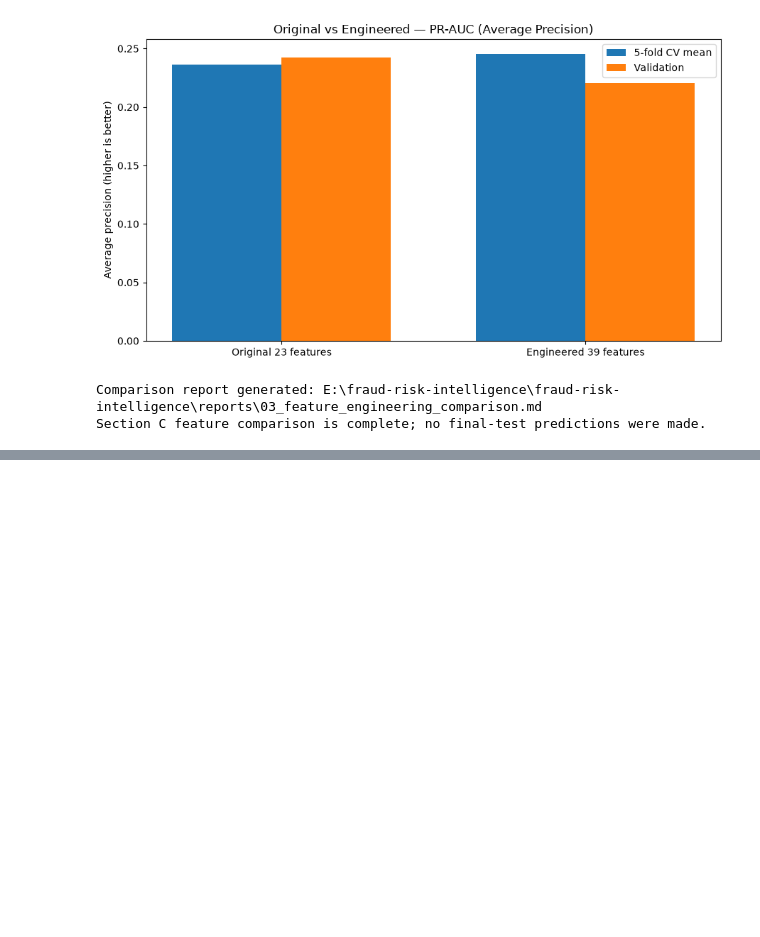
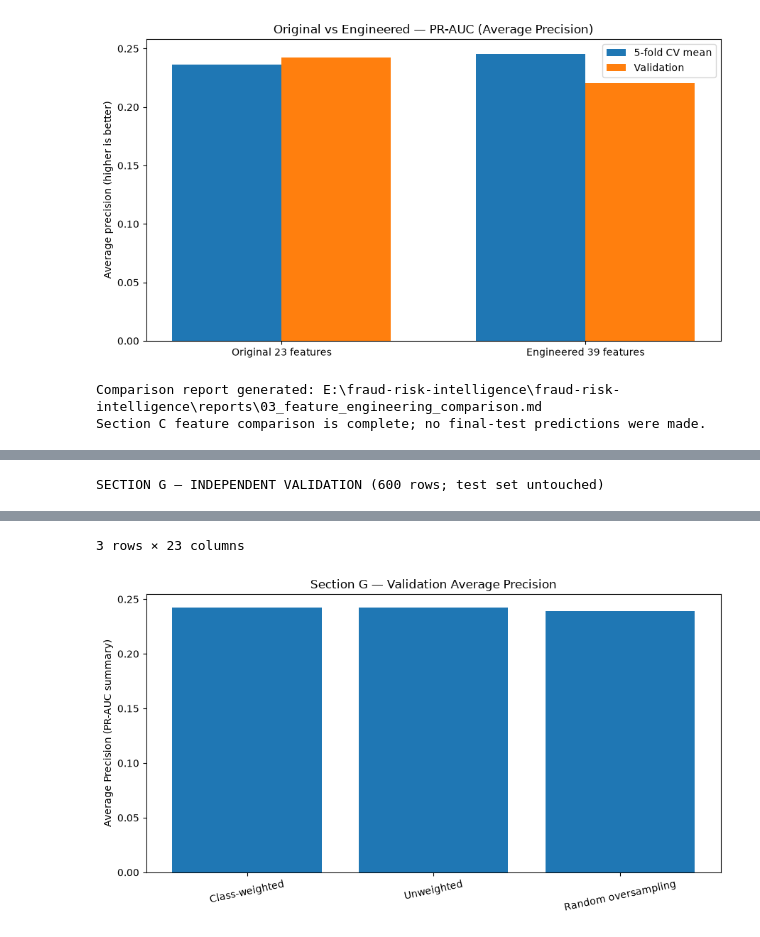
Before and after one commit to sasa312002/fraud-risk-intelligence, a Jupyter notebook: notebooks/01_fraud_risk_analysis.ipynb, the cells around one changed output, grey strips where cells are left out. Cells and saved outputs as stored; diff of their text form; code cells hidden in the pictures; blank space fills up the shorter version.

```diff
--- a/notebooks/01_fraud_risk_analysis.ipynb
+++ b/notebooks/01_fraud_risk_analysis.ipynb
@@ -3969,0 +4340,45 @@ Section C feature comparison is complete; no final-test predictions were made.
+# %%
+# ============================================================
+# Cell 43 — Validation diagnostics (NO final-test predictions)
+# ============================================================
+from sklearn.metrics import (average_precision_score, roc_auc_score,
+                             brier_score_loss, confusion_matrix)
+section_g_fitted = {}
+section_g_val_rows = []
+for name, pipeline in strategies_g.items():
+    fitted = clone(pipeline).fit(X_train_g, y_train_g)
+    section_g_fitted[name] = fitted
+    probability = fitted.predict_proba(X_val_g)[:, 1]
+    prediction = (probability >= 0.50).astype(int)
+    tn, fp, fn, tp = confusion_matrix(y_val_g, prediction, labels=[0, 1]).ravel()
+    section_g_val_rows.append({
+        "strategy": name,
+        "validation_ap": float(average_precision_score(y_val_g, probability)),
+        "validation_roc_auc": float(roc_auc_score(y_val_g, probability)),
+        "validation_brier": float(brier_score_loss(y_val_g, probability)),
+        "precision_at_05": float(precision_score(y_val_g, prediction, zero_division=0)),
+        "recall_at_05": float(recall_score(y_val_g, prediction, zero_division=0)),
+        "f1_at_05": float(f1_score(y_val_g, prediction, zero_division=0)),
+        "false_positives_at_05": int(fp),
+        "missed_fraud_at_05": int(fn),
+        "true_positives_at_05": int(tp),
+        "predicted_high_risk_at_05": int(prediction.sum()),
+    })
+section_g_validation = pd.DataFrame(section_g_val_rows)
+section_g_comparison = section_g_cv.merge(section_g_validation, on="strategy", validate="one_to_one")
+print("SECTION G — INDEPENDENT VALIDATION (600 rows; test set untouched)")
+display(section_g_comparison.round(4))
+
+fig, ax = plt.subplots(figsize=(9, 5))
+order_g = section_g_comparison.sort_values("validation_ap", ascending=False)
+ax.bar(order_g["strategy"], order_g["validation_ap"])
+ax.set_title("Section G — Validation Average Precision")
+ax.set_ylabel("Average Precision (PR-AUC summary)")
+ax.tick_params(axis="x", rotation=12)
+plt.tight_layout()
+plt.show()
+
+print("Warning: raw probabilities from weighting/oversampling may be miscalibrated.")
+print("Do not choose a production blocking threshold from this plot.")
+# %% [output]
+SECTION G — INDEPENDENT VALIDATION (600 rows; test set untouched)
@@ -3969,0 +4389,2 @@ Section C feature comparison is complete; no final-test predictions were made.
+3 rows × 23 columns
+[figure, added]
```
Also changed, not shown: parts of 11 cells of this notebook, 11 other files.
